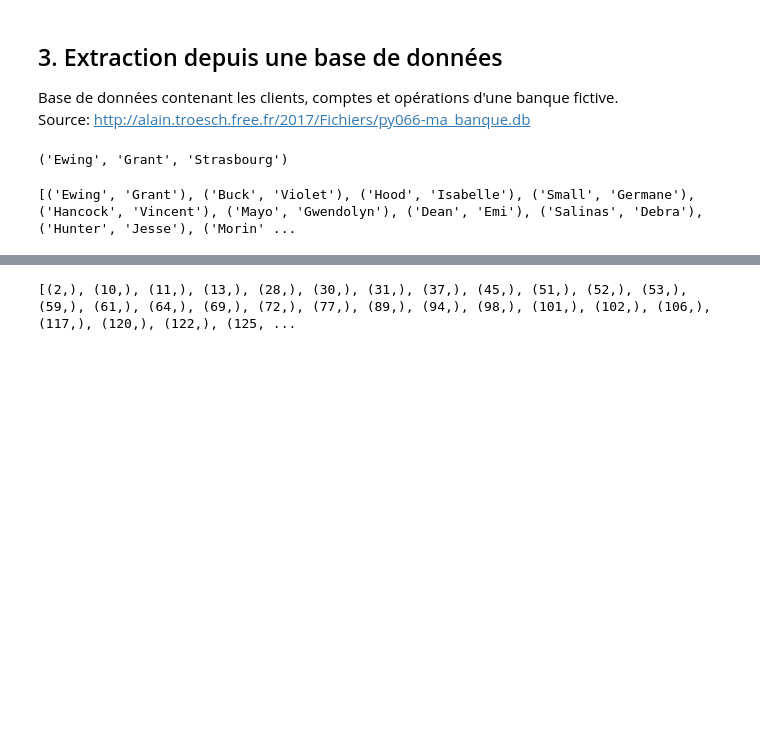
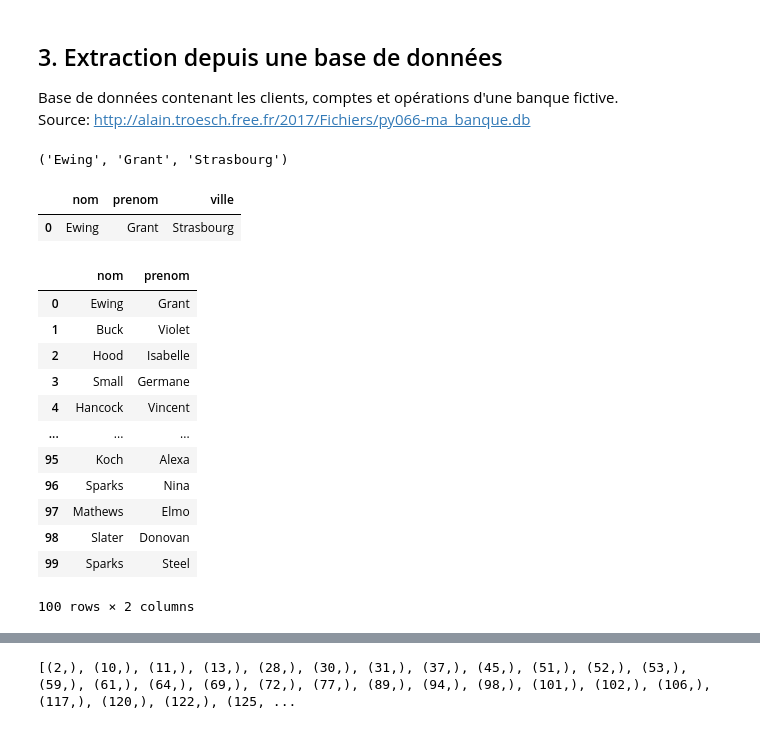
Before and after one commit to Suziwan/Data_Extraction_Python, a Jupyter notebook: Week2_Day1_Data_Extraction.ipynb, the cells around one changed output, grey strips where cells are left out. Drawn from its saved outputs; the diff is of its cells as text; code cells hidden in the pictures; blank space fills up the shorter version.

```diff
--- a/Week2_Day1_Data_Extraction.ipynb
+++ b/Week2_Day1_Data_Extraction.ipynb
@@ -86,20 +86,49 @@ import sqlite3
 # Se connecter à la base de données en inscrivant la bonne configuration :
 bank_db = sqlite3.connect('py066-ma_banque.db')
 
-# Extraire des données à partir de la base puis fermer la connexion :
+# Extraire des données à partir de la base :
+
+# Méthode 1 : Utilisation du curseur et renvoi d'un tuple
 cursor = bank_db.cursor()
 cursor.execute("SELECT nom, prenom, ville FROM client WHERE idclient = ?", ("1", ))
-client = cursor.fetchone()
-print(client)
-#bank.close()
+client1 = cursor.fetchone()
+print(client1)
+
+# Méthode 2 : Utilisation de 'read_sql_query' et renvoi d'un dataframe
+query = '''
+SELECT nom, prenom, ville
+FROM client
+WHERE idclient = "1"
+'''
+client2 = pd.read_sql_query(query, bank_db)
+client2
+
+# Fermer la connexion (après avoir effectué toutes les requêtes):
+# bank_db.close()
 # %% [output]
 ('Ewing', 'Grant', 'Strasbourg')
+|  | nom | prenom | ville |
+| 0 | Ewing | Grant | Strasbourg |
 # %%
 # 1. Donner le nom et le prénom de tous les clients.
-cursor.execute("SELECT nom, prenom FROM client")
-clients = cursor.fetchall()
-print(clients)
+query = '''
+SELECT nom, prenom FROM client
+'''
+q1 = pd.read_sql_query(query, bank_db)
+q1
 # %% [output]
+|  | nom | prenom |
+| 0 | Ewing | Grant |
+| 1 | Buck | Violet |
+| 2 | Hood | Isabelle |
+| 3 | Small | Germane |
+| 4 | Hancock | Vincent |
+| ... | ... | ... |
+| 95 | Koch | Alexa |
+| 96 | Sparks | Nina |
+| 97 | Mathews | Elmo |
+| 98 | Slater | Donovan |
+| 99 | Sparks | Steel |
-[('Ewing', 'Grant'), ('Buck', 'Violet'), ('Hood', 'Isabelle'), ('Small', 'Germane'), ('Hancock', 'Vincent'), ('Mayo', 'Gwendolyn'), ('Dean', 'Emi'), ('Salinas', 'Debra'), ('Hunter', 'Jesse'), ('Morin' ...
+100 rows × 2 columns
 # %%
 # 2. Donner le nom et le prénom des clients habitant à Paris.
```
Also changed, not shown: parts of 10 cells of this notebook.
